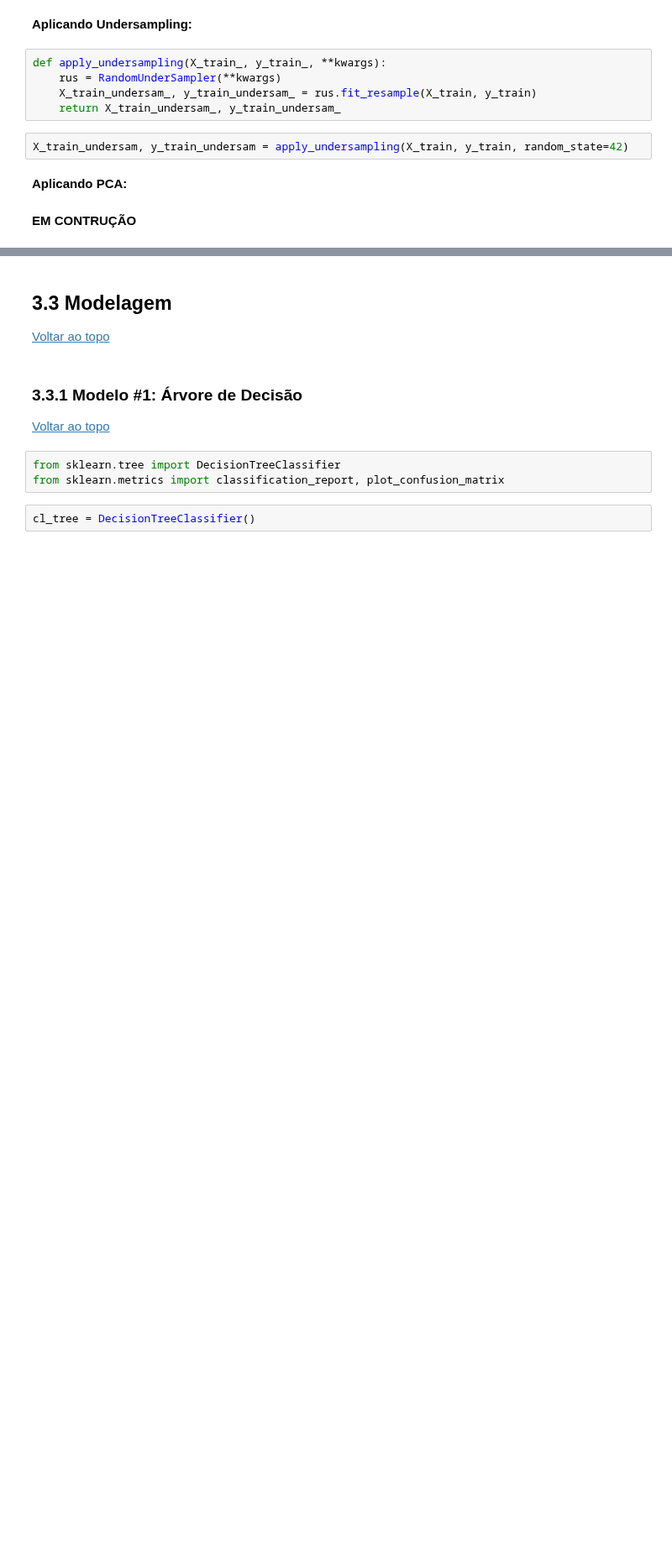
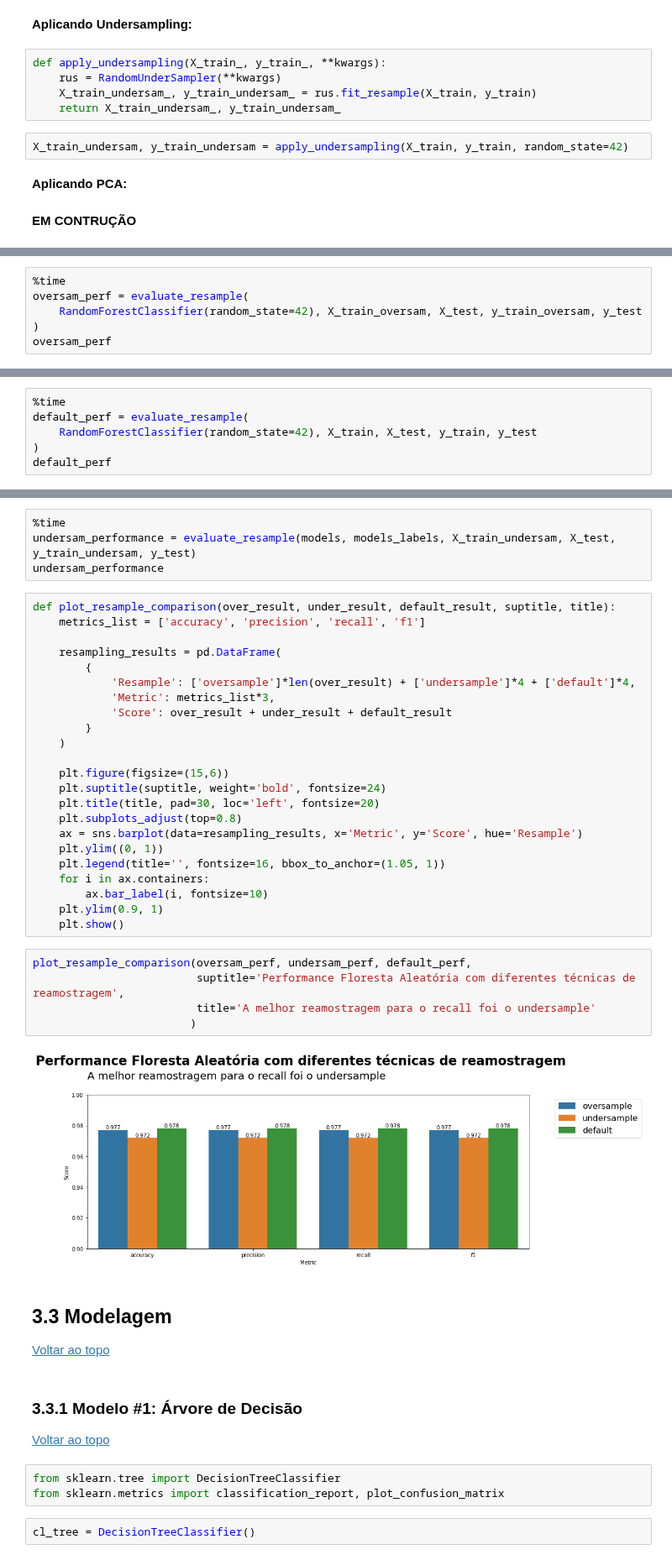
Before and after one commit to gutessitore/StellarClassification, a Jupyter notebook: Relatorio.ipynb, the cells around one changed output, grey strips where cells are left out. Shown at 84% size. Cells and saved outputs as stored; diff of their text form; blank space fills up the shorter version.

Commit message:
Add resampling comparasion plot

```diff
--- a/Relatorio.ipynb
+++ b/Relatorio.ipynb
@@ -164,0 +205,6 @@ X_train_undersam, y_train_undersam = apply_undersampling(X_train, y_train, rando
+# %%
+%time
+oversam_perf = evaluate_resample(
+    RandomForestClassifier(random_state=42), X_train_oversam, X_test, y_train_oversam, y_test
+)
+oversam_perf
@@ -164,0 +214,6 @@ X_train_undersam, y_train_undersam = apply_undersampling(X_train, y_train, rando
+# %%
+%time
+default_perf = evaluate_resample(
+    RandomForestClassifier(random_state=42), X_train, X_test, y_train, y_test
+)
+default_perf
@@ -165,3 +223,37 @@ X_train_undersam, y_train_undersam = apply_undersampling(X_train, y_train, rando
+# %%
+%time
+undersam_performance = evaluate_resample(models, models_labels, X_train_undersam, X_test, y_train_undersam, y_test)
+undersam_performance
+# %%
+def plot_resample_comparison(over_result, under_result, default_result, suptitle, title):
+    metrics_list = ['accuracy', 'precision', 'recall', 'f1']
+
+    resampling_results = pd.DataFrame(
+        {
+            'Resample': ['oversample']*len(over_result) + ['undersample']*4 + ['default']*4,
+            'Metric': metrics_list*3,
+            'Score': over_result + under_result + default_result
+        }
+    )
+
+    plt.figure(figsize=(15,6))
+    plt.suptitle(suptitle, weight='bold', fontsize=24)
+    plt.title(title, pad=30, loc='left', fontsize=20)
+    plt.subplots_adjust(top=0.8)
+    ax = sns.barplot(data=resampling_results, x='Metric', y='Score', hue='Resample')
+    plt.ylim((0, 1))
+    plt.legend(title='', fontsize=16, bbox_to_anchor=(1.05, 1))
+    for i in ax.containers:
+        ax.bar_label(i, fontsize=10)
+    plt.ylim(0.9, 1)
+    plt.show()
+# %%
+plot_resample_comparison(oversam_perf, undersam_perf, default_perf,
+                         suptitle='Performance Floresta Aleatória com diferentes técnicas de reamostragem',
+                         title='A melhor reamostragem para o recall foi o undersample'
+                        )
+# %% [output]
+[figure, added]
 # %% [markdown]
 ## 3.3 Modelagem <a class="anchor" id="section-3-3"></a>
 [Voltar ao topo](#section-0)
```
Also changed, not shown: parts of 15 cells of this notebook.
